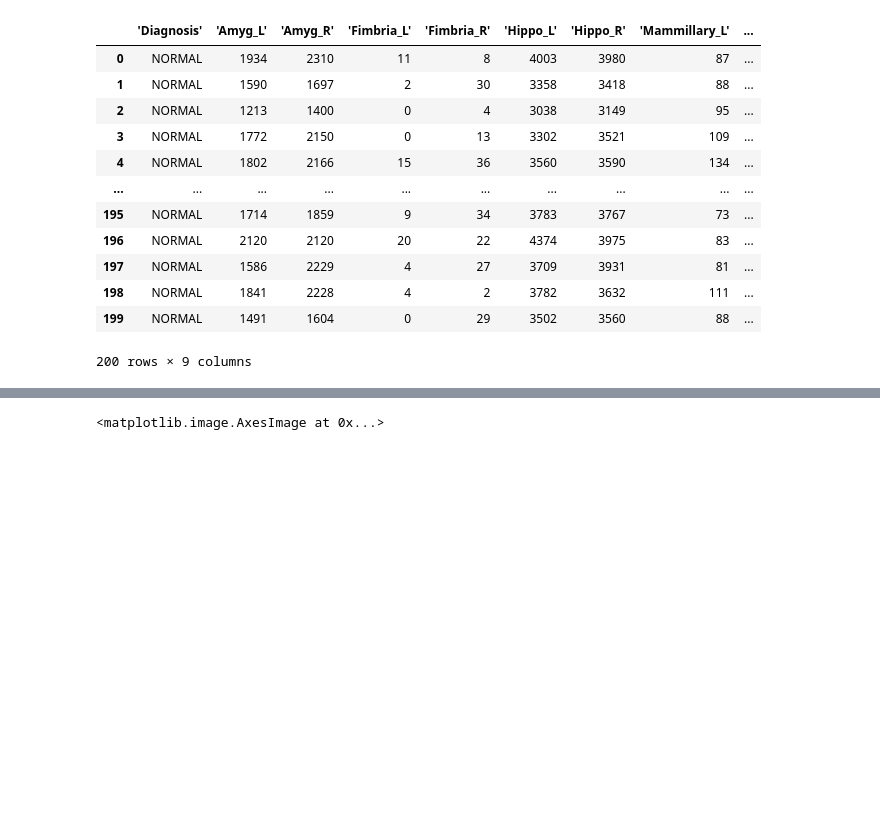
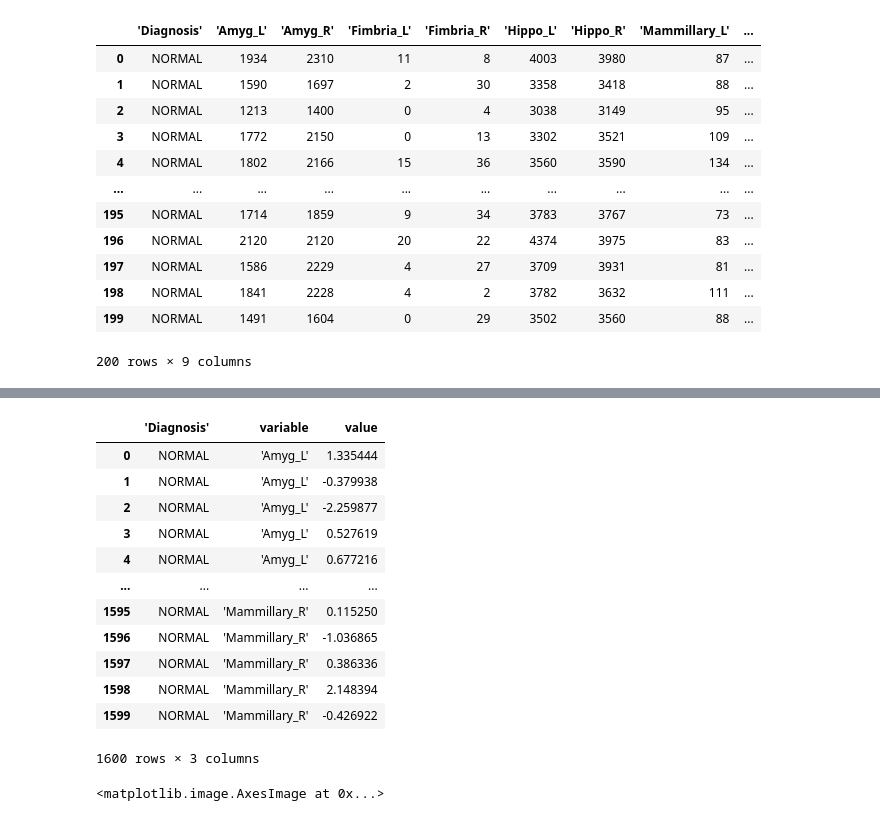
Before and after one commit to vivek-booshan/CompMed, a Jupyter notebook: analysis.ipynb, the cells around one changed output, grey strips where cells are left out. Saved outputs shown, nothing was run; the diff lists cells and outputs as text; code cells hidden in the pictures; blank space fills up the shorter version.

```diff
--- a/analysis.ipynb
+++ b/analysis.ipynb
@@ -66,3 +68,20 @@ zscores
+# %%
+zscores = zscores.join(BIOCARD["\'Diagnosis\'"])
+pd.melt(zscores, id_vars=["\'Diagnosis\'"])
+# %% [output]
+|  | 'Diagnosis' | variable | value |
+| 0 | NORMAL | 'Amyg_L' | 1.335444 |
+| 1 | NORMAL | 'Amyg_L' | -0.379938 |
+| 2 | NORMAL | 'Amyg_L' | -2.259877 |
+| 3 | NORMAL | 'Amyg_L' | 0.527619 |
+| 4 | NORMAL | 'Amyg_L' | 0.677216 |
+| ... | ... | ... | ... |
+| 1595 | NORMAL | 'Mammillary_R' | 0.115250 |
+| 1596 | NORMAL | 'Mammillary_R' | -1.036865 |
+| 1597 | NORMAL | 'Mammillary_R' | 0.386336 |
+| 1598 | NORMAL | 'Mammillary_R' | 2.148394 |
+| 1599 | NORMAL | 'Mammillary_R' | -0.426922 |
+1600 rows × 3 columns
 # %%
 import matplotlib.pyplot as plt
 plt.matshow(zscores.T, cmap='magma')
```
Also changed, not shown: parts of 4 cells of this notebook.
